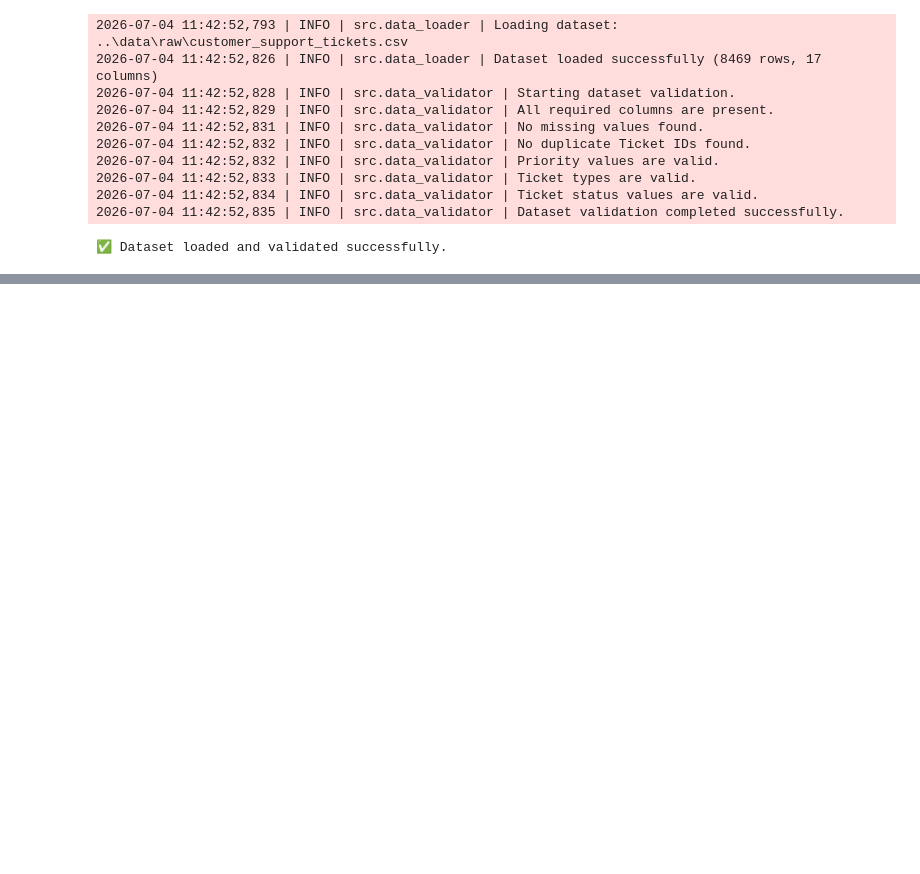
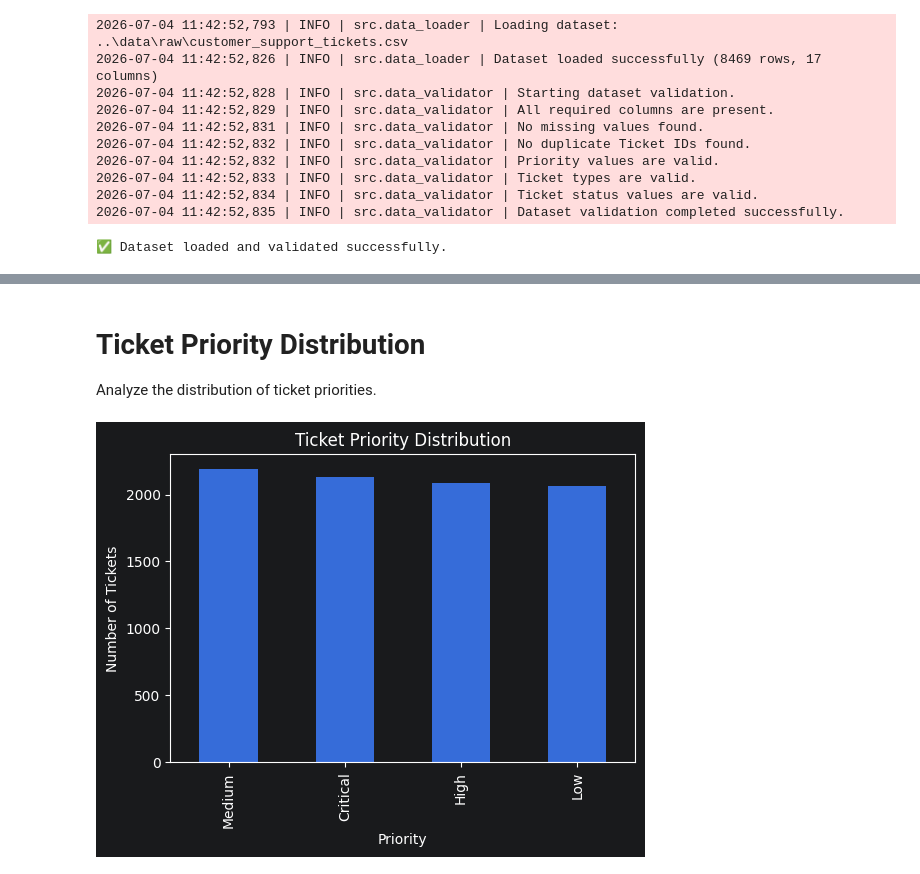
Before and after one commit to ADI-2707/QResolve, a Jupyter notebook: notebook/01_eda.ipynb, the cells around one changed output, grey strips where cells are left out. Drawn from its saved outputs; the diff is of its cells as text; code cells hidden in the pictures; blank space fills up the shorter version.

```diff
--- a/notebook/01_eda.ipynb
+++ b/notebook/01_eda.ipynb
@@ -118,0 +211,17 @@ print("✅ Dataset loaded and validated successfully.")
+# %% [markdown]
+# Ticket Priority Distribution
+
+Analyze the distribution of ticket priorities.
+# %%
+priority_counts = df["Ticket Priority"].value_counts()
+
+plt.figure(figsize=(6,4))
+priority_counts.plot(kind="bar")
+
+plt.title("Ticket Priority Distribution")
+plt.xlabel("Priority")
+plt.ylabel("Number of Tickets")
+
+plt.show()
+# %% [output]
+[figure, added]
```
Also changed, not shown: parts of 48 cells of this notebook, 1 other file.
